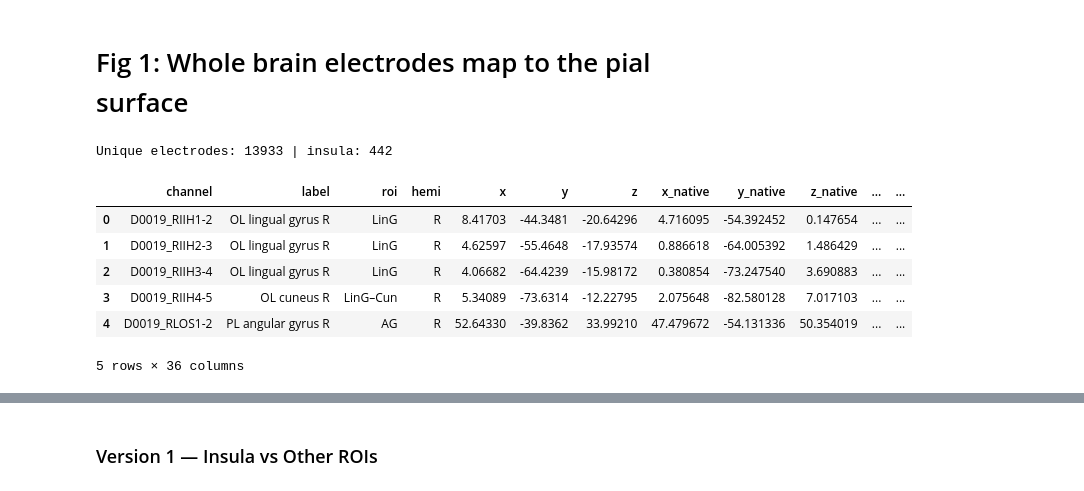
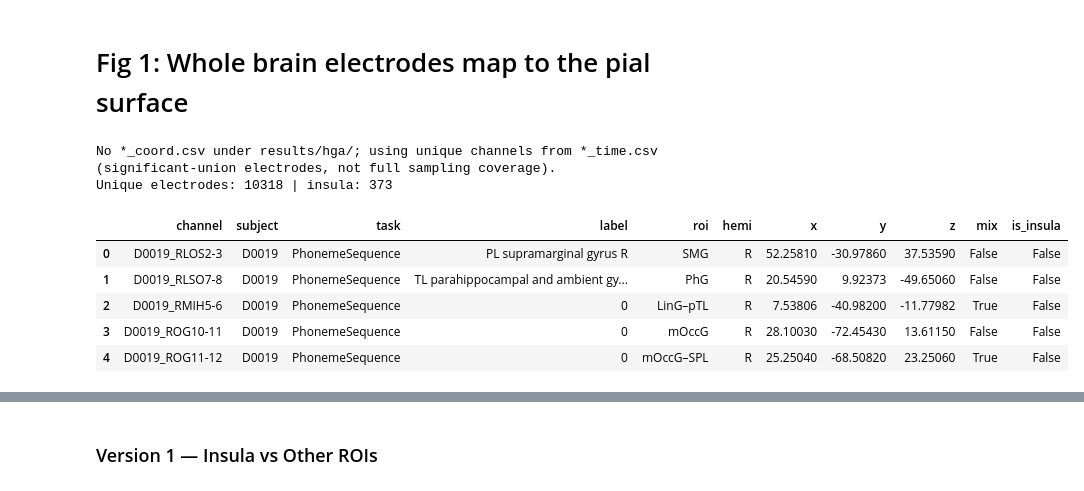
Before and after one commit to shinanlin/insula, a Jupyter notebook: vizpub/fig1.ipynb, the cells around one changed output, grey strips where cells are left out. Drawn from its saved outputs; the diff is of its cells as text; code cells hidden in the pictures.

```diff
--- a/vizpub/fig1.ipynb
+++ b/vizpub/fig1.ipynb
@@ -47,55 +55,87 @@ def insula_mask(df, atlas):
         mask = mask & ~df['mix'].fillna(False).astype(bool)
     return mask
 
+
+import sys
+
+ROOT = Path('..').resolve()
+if str(ROOT) not in sys.path:
+    sys.path.insert(0, str(ROOT))
+from src.paths import hga_results_dir
 
 task = [
     'PhonemeSequence',
     'LexicalDelay',
     'LexicalNoDelay',
     'PictureNaming',
 ]
 ref = 'bipolar'
 atlas = 'hammers'
 
 coord_paths = []
 for t in task:
     coord_paths.extend(
         BIDSPath(
-            root=f'../results/{t}({ref})({atlas})',
+            root=str(hga_results_dir(t)),
             datatype='HGA',
             suffix='coord',
             check=False,
         ).match()
     )
 
-if not coord_paths:
-    raise FileNotFoundError(
-        f'No coord CSVs under results/{{task}}({ref})({atlas})/ for tasks={task}'
+if coord_paths:
+    coords = pd.concat(
+        [pd.read_csv(path) for path in tqdm(coord_paths, desc='load coord')],
+        ignore_index=True,
     )
-
-coords = []
-for path in tqdm(coord_paths, desc='load coord'):
-    coords.append(pd.read_csv(path))
-coords = pd.concat(coords, ignore_index=True)
+else:
+    print(
+        'No *_coord.csv under results/hga/; '
+        'using unique channels from *_time.csv '
+        '(significant-union electrodes, not full sampling coverage).'
+    )
+    time_paths = []
+    for t in task:
+        time_paths.extend(
+            BIDSPath(
+                root=str(hga_results_dir(t)),
+                datatype='HGA',
+                suffix='time',
+                check=False,
+            ).match()
+        )
+    if not time_paths:
+        raise FileNotFoundError(
+            f'No coord or time CSVs under results/hga/{{task}}/ for tasks={task}'
+        )
+    keep = [
+        'channel', 'subject', 'task', 'label', 'roi', 'hemi',
+        'x', 'y', 'z', 'mix',
+    ]
+    frames = []
+    for path in tqdm(time_paths, desc='load coord from time'):
+        df = pd.read_csv(path)
+        frames.append(df[[c for c in keep if c in df.columns]])
+    coords = pd.concat(frames, ignore_index=True)
 
 coords = coords.dropna(subset=['x', 'y', 'z'])
 coords_unique = coords.drop_duplicates(subset=['channel']).copy()
 coords_unique['is_insula'] = insula_mask(coords_unique, atlas)
 
 print(
     f'Unique electrodes: {len(coords_unique)} | '
     f'insula: {coords_unique["is_insula"].sum()}'
 )
 coords_unique.head()
 # %% [output]
-Unique electrodes: 13933 | insula: 442
+No *_coord.csv under results/hga/; using unique channels from *_time.csv (significant-union electrodes, not full sampling coverage).
+Unique electrodes: 10318 | insula: 373
-|  | channel | label | roi | hemi | x | y | z | x_native | y_native | z_native | ... | ... |
-| 0 | D0019_RIIH1-2 | OL lingual gyrus R | LinG | R | 8.41703 | -44.3481 | -20.64296 | 4.716095 | -54.392452 | 0.147654 | ... | ... |
-| 1 | D0019_RIIH2-3 | OL lingual gyrus R | LinG | R | 4.62597 | -55.4648 | -17.93574 | 0.886618 | -64.005392 | 1.486429 | ... | ... |
-| 2 | D0019_RIIH3-4 | OL lingual gyrus R | LinG | R | 4.06682 | -64.4239 | -15.98172 | 0.380854 | -73.247540 | 3.690883 | ... | ... |
-| 3 | D0019_RIIH4-5 | OL cuneus R | LinG–Cun | R | 5.34089 | -73.6314 | -12.22795 | 2.075648 | -82.580128 | 7.017103 | ... | ... |
-| 4 | D0019_RLOS1-2 | PL angular gyrus R | AG | R | 52.64330 | -39.8362 | 33.99210 | 47.479672 | -54.131336 | 50.354019 | ... | ... |
+|  | channel | subject | task | label | roi | hemi | x | y | z | mix | is_insula |
+| 0 | D0019_RLOS2-3 | D0019 | PhonemeSequence | PL supramarginal gyrus R | SMG | R | 52.25810 | -30.97860 | 37.53590 | False | False |
+| 1 | D0019_RLSO7-8 | D0019 | PhonemeSequence | TL parahippocampal and ambient gy... | PhG | R | 20.54590 | 9.92373 | -49.65060 | False | False |
+| 2 | D0019_RMIH5-6 | D0019 | PhonemeSequence | 0 | LinG–pTL | R | 7.53806 | -40.98200 | -11.77982 | True | False |
+| 3 | D0019_ROG10-11 | D0019 | PhonemeSequence | 0 | mOccG | R | 28.10030 | -72.45430 | 13.61150 | False | False |
+| 4 | D0019_ROG11-12 | D0019 | PhonemeSequence | 0 | mOccG–SPL | R | 25.25040 | -68.50820 | 23.25060 | True | False |
-5 rows × 36 columns
 # %%
 # Hammers MNI152 insula highlight on cvs_avg35_inMNI152 pial surface.
 # Pial vertices and electrode x/y/z are CVS tkRAS; Hammers maxprob volume is MNI152 RAS.
```
Also changed, not shown: parts of 29 cells of this notebook, 6 other files.
